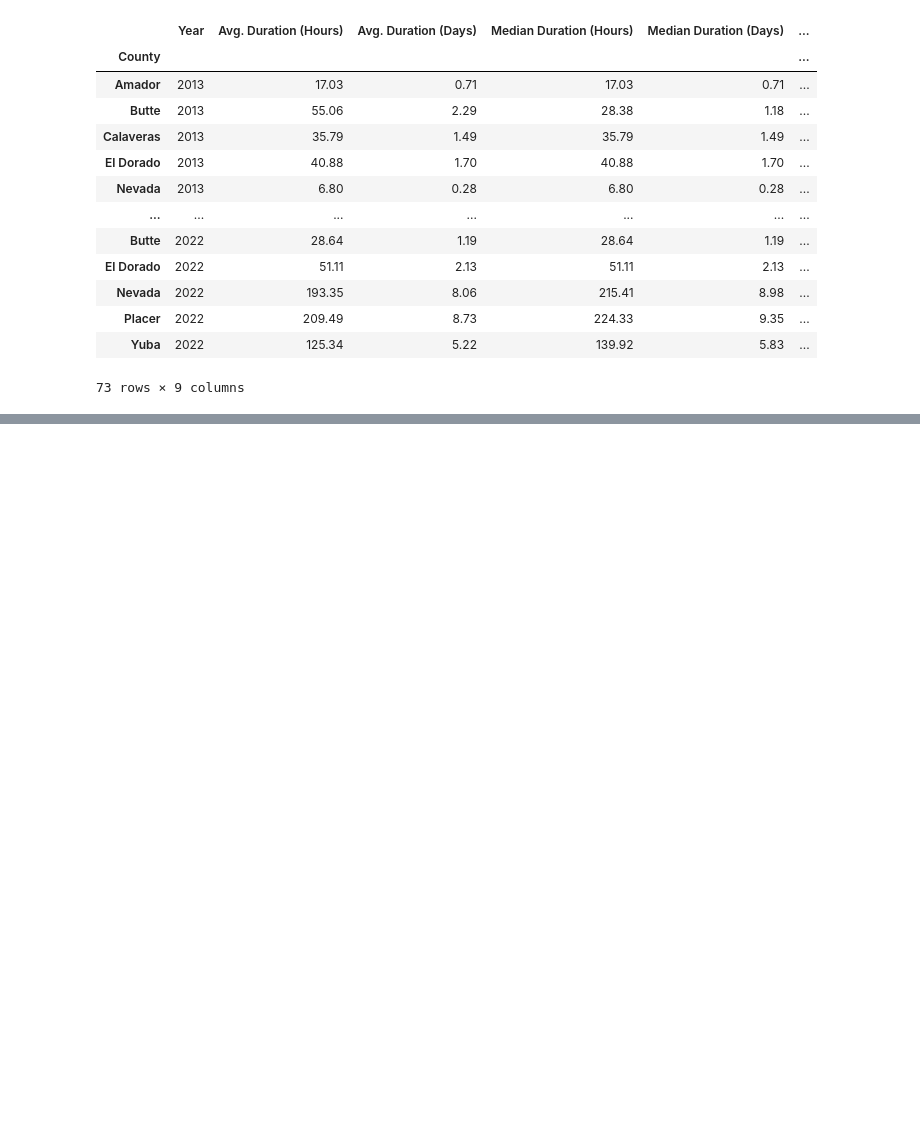
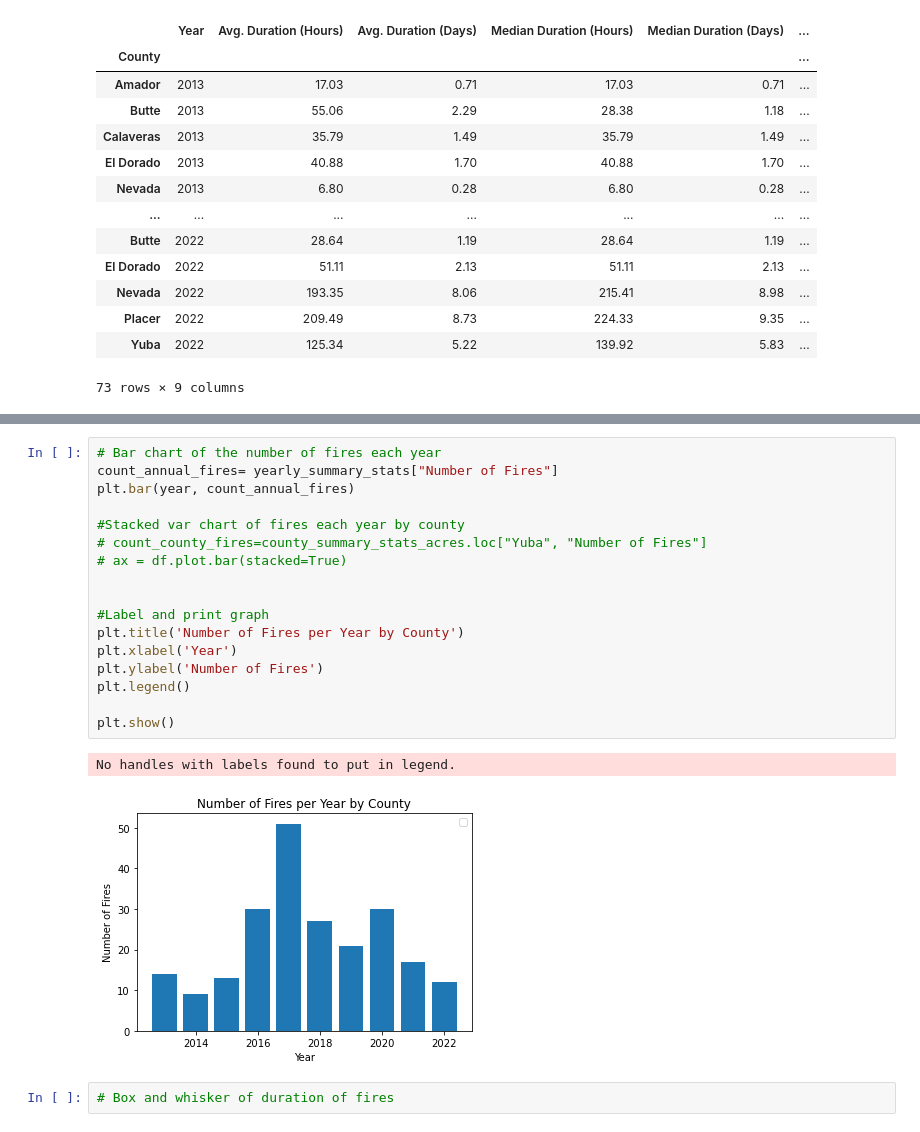
Before and after one commit to Jed-Miller/project1_group10, a Jupyter notebook: intial_fire_explore.ipynb, the cells around one changed output, grey strips where cells are left out. Saved outputs shown, nothing was run; the diff lists cells and outputs as text; blank space fills up the shorter version.

```diff
--- a/intial_fire_explore.ipynb
+++ b/intial_fire_explore.ipynb
@@ -181,0 +217,22 @@ county_summary_stats_duration
+# %%
+# Bar chart of the number of fires each year
+count_annual_fires= yearly_summary_stats["Number of Fires"]
+plt.bar(year, count_annual_fires)
+
+#Stacked var chart of fires each year by county
+# count_county_fires=county_summary_stats_acres.loc["Yuba", "Number of Fires"]
+# ax = df.plot.bar(stacked=True)
+
+
+#Label and print graph
+plt.title('Number of Fires per Year by County')
+plt.xlabel('Year')
+plt.ylabel('Number of Fires')
+plt.legend()
+
+plt.show()
+# %% [output]
+No handles with labels found to put in legend.
+[figure, added]
+# %%
+# Box and whisker of duration of fires
```
Also changed, not shown: parts of 5 cells of this notebook.
